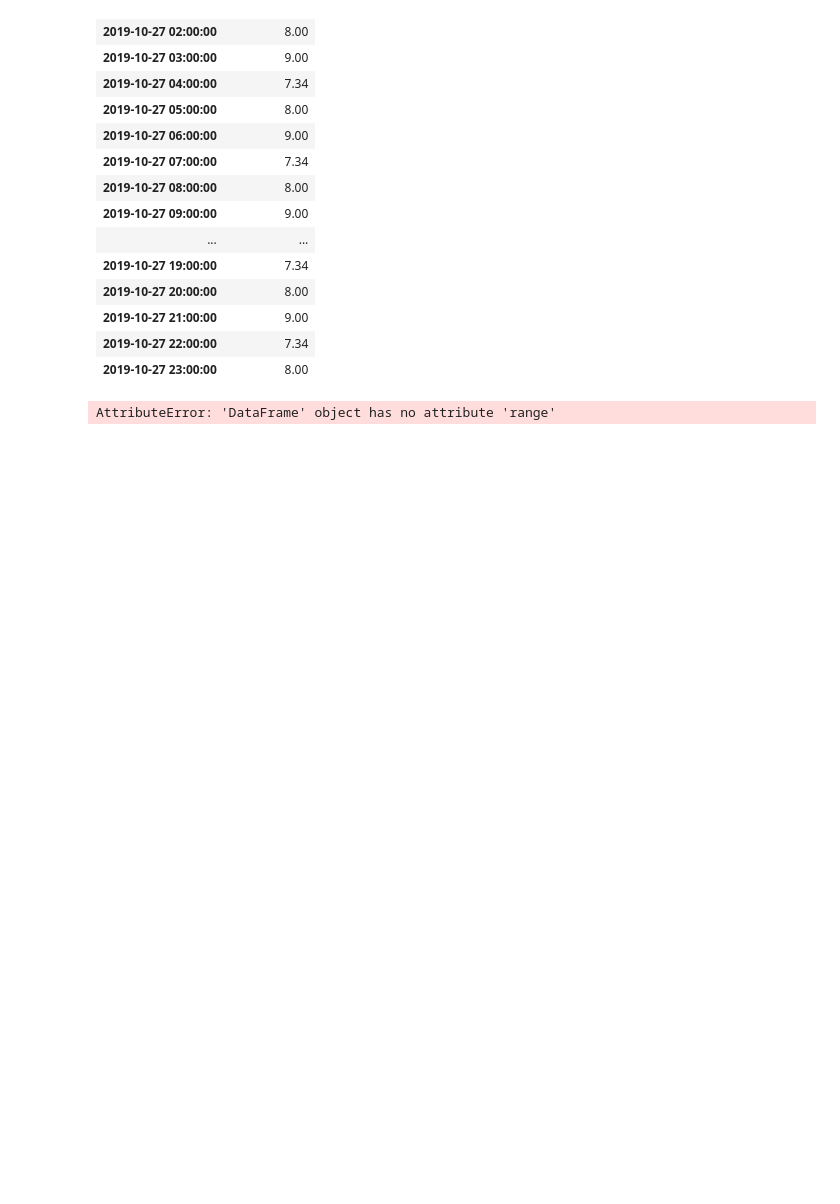
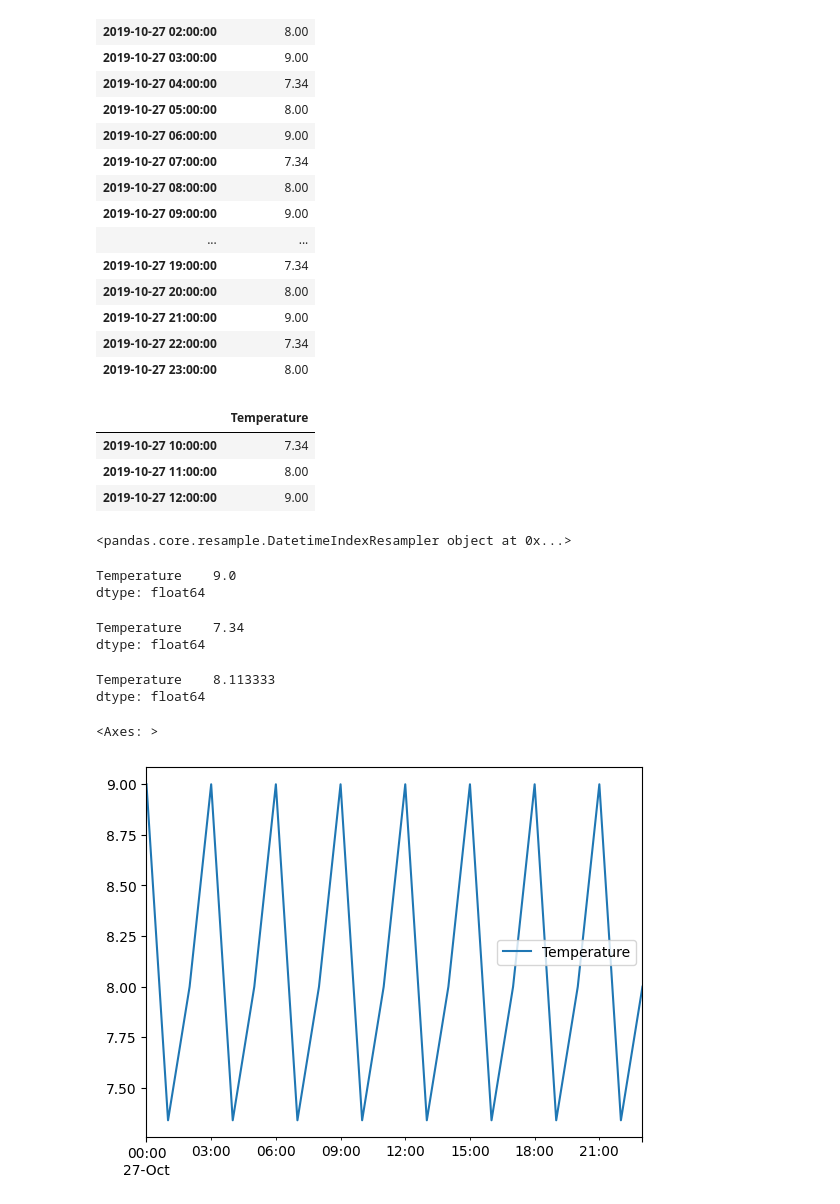
Before and after one commit to Divya23-jpg/Data-Engineering-Course, a Jupyter notebook: Python/Lecture 16 Data Transformation/data_transformation.ipynb, the cells around one changed output. Cells and saved outputs as stored; diff of their text form; code cells hidden in the pictures; blank space fills up the shorter version.

```diff
--- a/Python/Lecture 16 Data Transformation/data_transformation.ipynb
+++ b/Python/Lecture 16 Data Transformation/data_transformation.ipynb
@@ -21,16 +21,7 @@ NameError: name 'df' is not defined
 # %%
 df['Java-score']=[90.4,90,23,87,67,56,44]
 # %%
-tem_c = [
-    9.0, 7.34, 8,
-    9.0, 7.34, 8,
-    9.0, 7.34, 8,
-    9.0, 7.34, 8,
-    9.0, 7.34, 8,
-    9.0, 7.34, 8,
-    9.0, 7.34, 8,
-    9.0, 7.34, 8
-]
+tem_c = [9.0, 7.34, 8,9.0, 7.34, 8,9.0, 7.34, 8,9.0, 7.34, 8,9.0, 7.34, 8,9.0, 7.34, 8,9.0, 7.34, 8,9.0, 7.34, 8]
 tem_c
 # %% [output]
 [9.0,
@@ -89,5 +80,34 @@ df
 | 2019-10-27 22:00:00 | 7.34 |
 | 2019-10-27 23:00:00 | 8.00 |
 # %%
+df['2019-10-27 10:00:00':'2019-10-27 12:00:00']
 # %% [output]
-AttributeError: 'DataFrame' object has no attribute 'range'
+|  | Temperature |
+| 2019-10-27 10:00:00 | 7.34 |
+| 2019-10-27 11:00:00 | 8.00 |
+| 2019-10-27 12:00:00 | 9.00 |
+# %%
+df.resample('h')
+# %% [output]
+<pandas.core.resample.DatetimeIndexResampler object at 0x...>
+# %%
+df.max()
+# %% [output]
+Temperature    9.0
+dtype: float64
+# %%
+df.min()
+# %% [output]
+Temperature    7.34
+dtype: float64
+# %%
+df.mean()
+# %% [output]
+Temperature    8.113333
+dtype: float64
+# %%
+import matplotlib.pyplot as plt
+df.plot()
+# %% [output]
+<Axes: >
+[figure, added]
```
